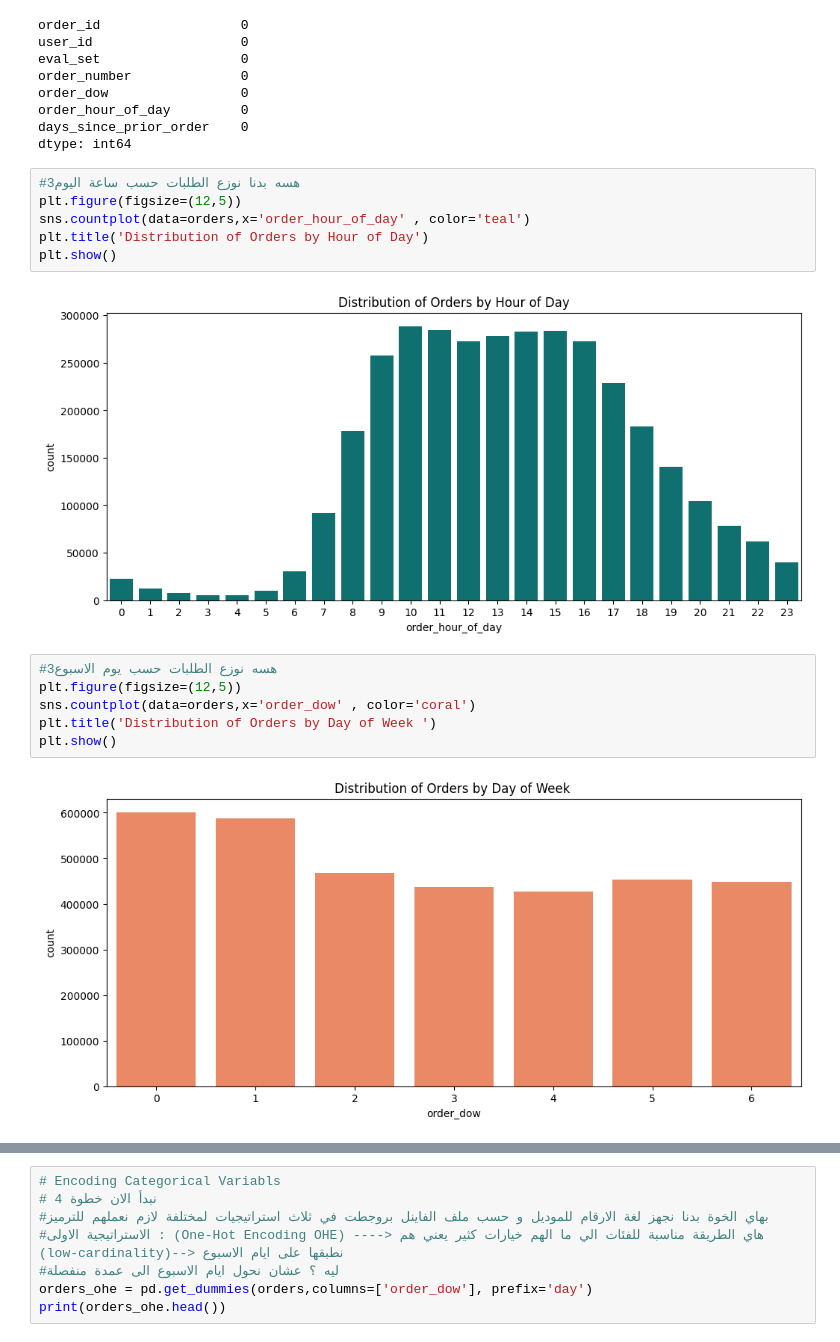
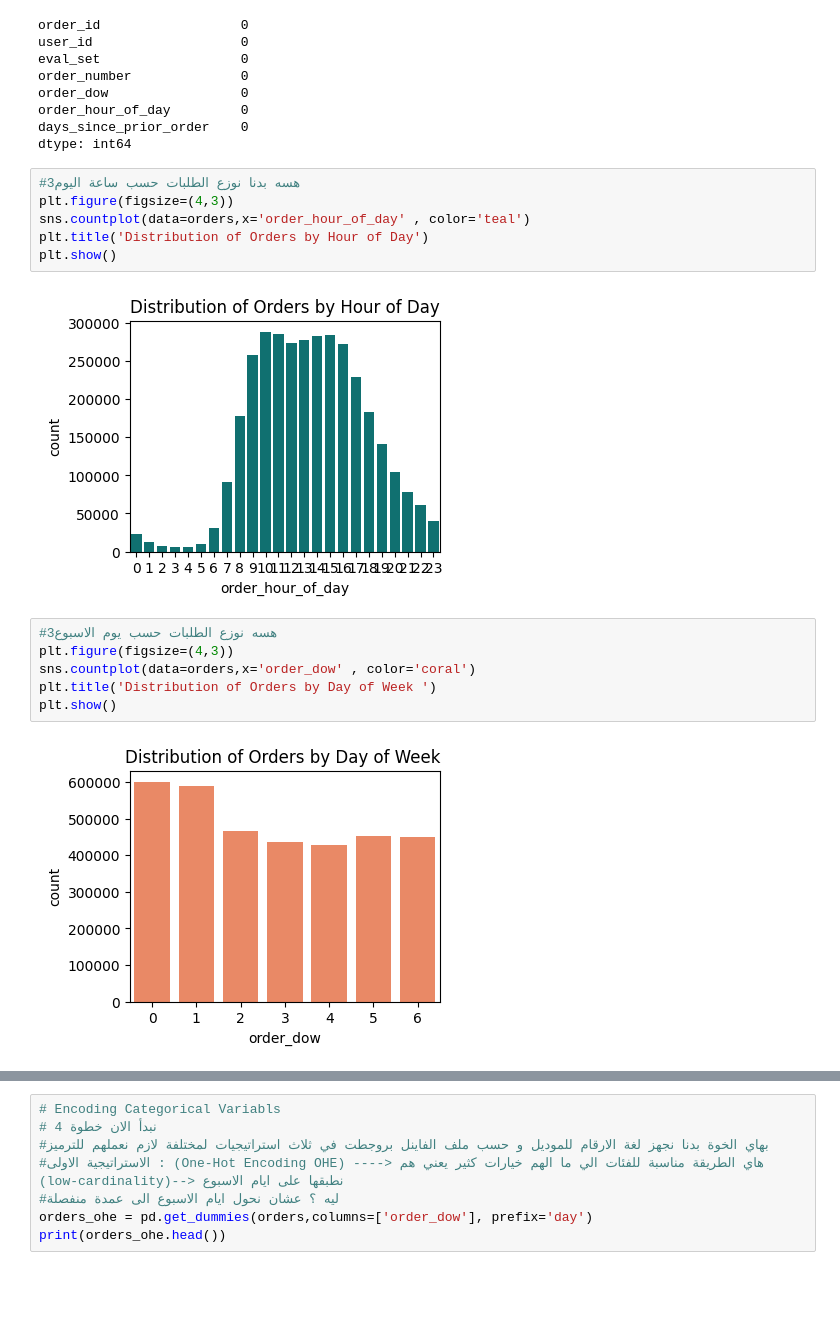
Before and after one commit to reembk5/reem-ML, a Jupyter notebook: task_A_REEM_177645.ipynb, the cells around one changed output, grey strips where cells are left out. Drawn from its saved outputs; the diff is of its cells as text; blank space fills up the shorter version.

```diff
--- a/task_A_REEM_177645.ipynb
+++ b/task_A_REEM_177645.ipynb
@@ -69,19 +69,19 @@ days_since_prior_order    0
 dtype: int64
 # %%
 #3هسه بدنا نوزع الطلبات حسب ساعة اليوم
-plt.figure(figsize=(12,5))
+plt.figure(figsize=(4,3))
 sns.countplot(data=orders,x='order_hour_of_day' , color='teal')
 plt.title('Distribution of Orders by Hour of Day')
 plt.show()
 # %% [output]
-[figure, old version]
+[figure, new version]
 # %%
 #3هسه نوزع الطلبات حسب يوم الاسبوع
-plt.figure(figsize=(12,5))
+plt.figure(figsize=(4,3))
 sns.countplot(data=orders,x='order_dow' , color='coral')
 plt.title('Distribution of Orders by Day of Week ')
 plt.show()
 # %% [output]
-[figure, old version]
+[figure, new version]
 # %%
 #3هسه بدنا نعمل تحليل لعد الايام , بما انه اكتشفنا قيم مفقود لازم نرسم التوزيع عشان نعالج
```
Also changed, not shown: parts of 12 cells of this notebook.
